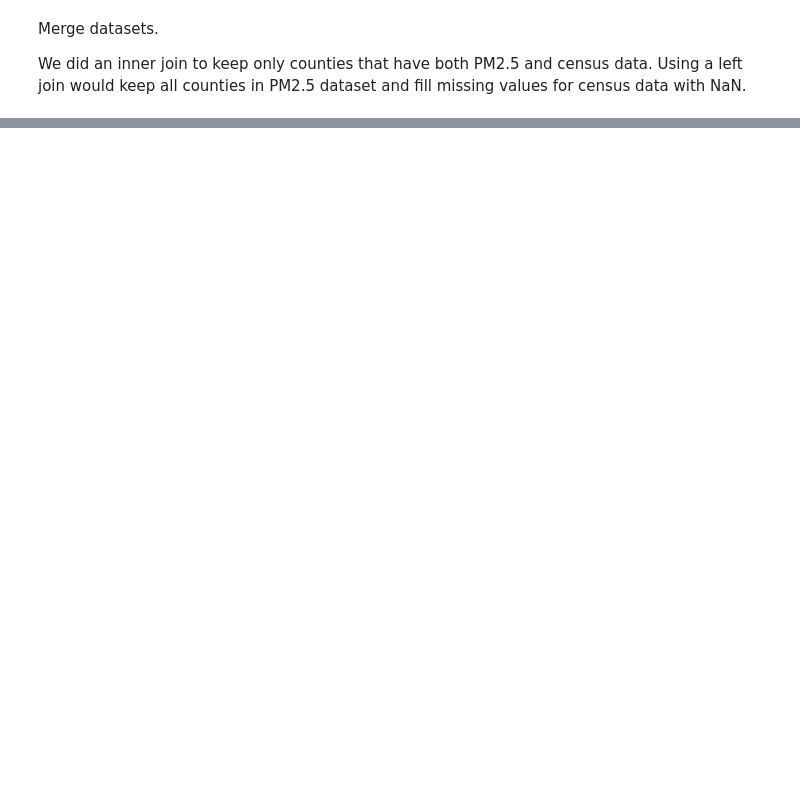
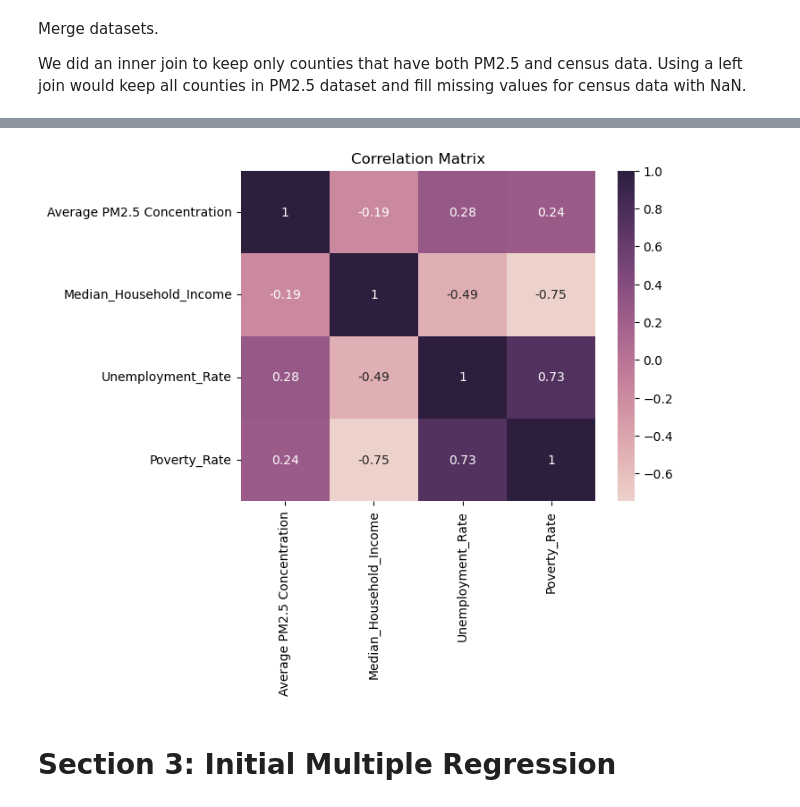
Before and after one commit to alcndram/5574-final, a Jupyter notebook: final_code.ipynb, the cells around one changed output, grey strips where cells are left out. Drawn from its saved outputs; the diff is of its cells as text; code cells hidden in the pictures; blank space fills up the shorter version.

```diff
--- a/final_code.ipynb
+++ b/final_code.ipynb
@@ -166,0 +253,9 @@ df.head()
+# %%
+corr_vars = df[[
+    'Average PM2.5 Concentration',
+    'Median_Household_Income',
+    'Unemployment_Rate',
+    'Poverty_Rate'
+]].copy()
+
+corr_vars.corr()
@@ -166,0 +268,15 @@ df.head()
+# %%
+#adding a heatmap to visualize the correlation matrix
+#source: https://seaborn.pydata.org/generated/seaborn.heatmap.html
+sns.heatmap(
+    corr_vars.corr(),
+    annot=True,
+    cmap=sns.cubehelix_palette(as_cmap=True)
+)
+
+plt.title('Correlation Matrix')
+plt.show()
+# %% [output]
+[figure, added]
+# %% [markdown]
+# **Section 3: Initial Multiple Regression**
```
Also changed, not shown: parts of 21 cells of this notebook.
